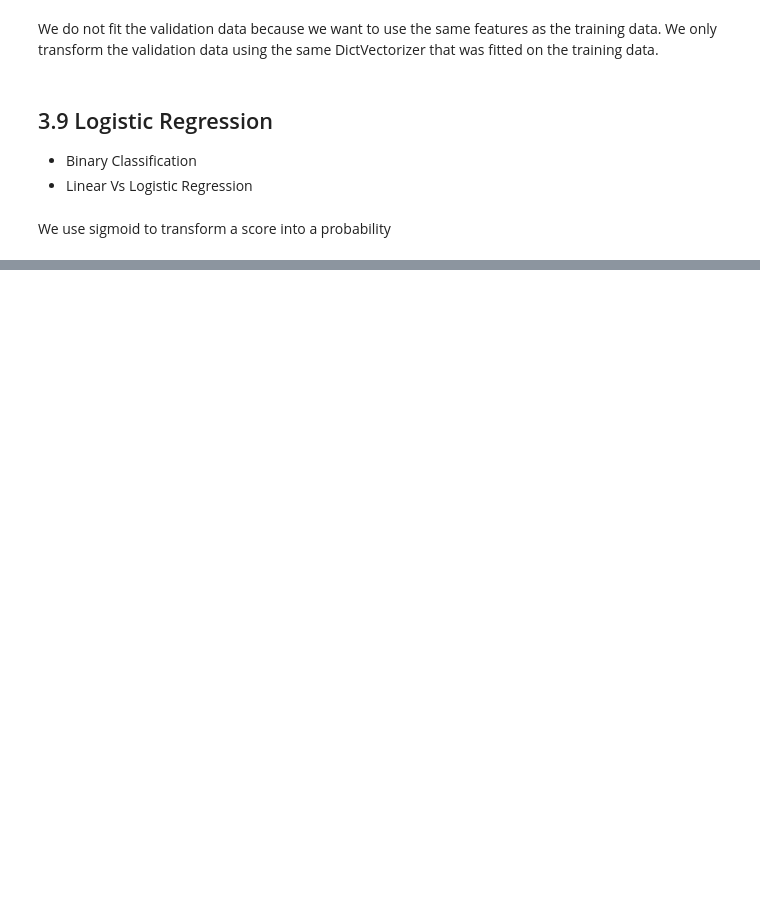
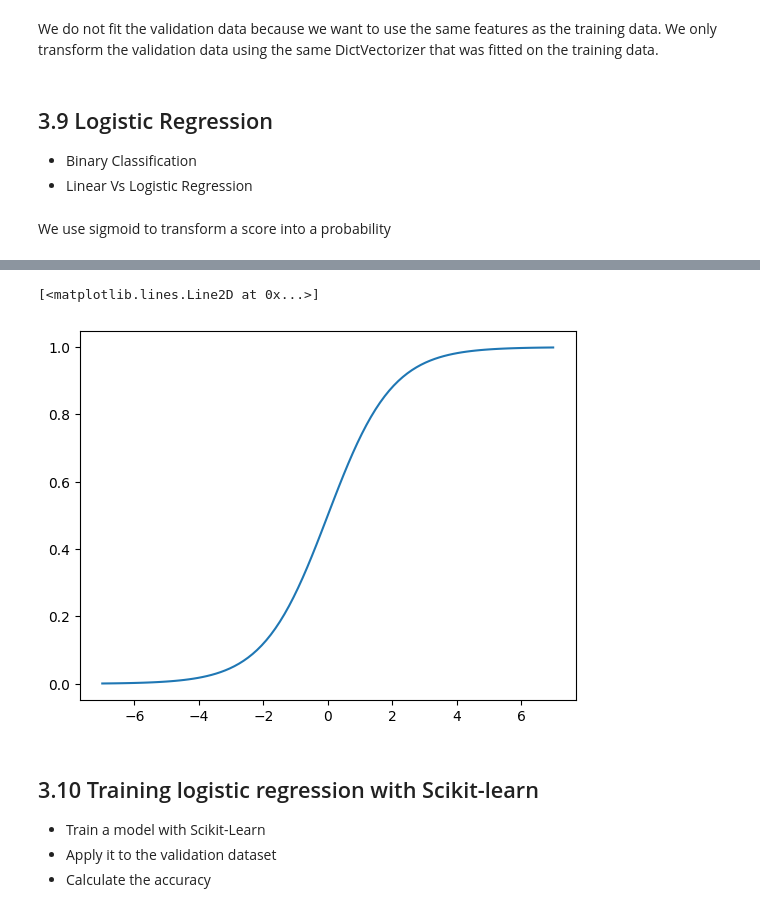
Before and after one commit to Gachaupatrick/machine-learning-zoomcamp-homework-, a Jupyter notebook: 03-Classification/classwork.ipynb, the cells around one changed output, grey strips where cells are left out. Drawn from its saved outputs; the diff is of its cells as text; code cells hidden in the pictures; blank space fills up the shorter version.

```diff
--- a/03-Classification/classwork.ipynb
+++ b/03-Classification/classwork.ipynb
@@ -801,0 +806,3 @@ def sigmoid(z):
+# %%
+z = np.linspace(-7, 7, 100)
+z
@@ -802,3 +852,8 @@ def sigmoid(z):
+# %%
+plt.plot(z, sigmoid(z))
+# %% [output]
+[<matplotlib.lines.Line2D at 0x...>]
+[figure, added]
 # %%
 def linear_regression(xi):
     result = w0
@@ -816,4 +872,8 @@ def logistic_regression(xi):
     result = sigmoid(score)
     return result
 # %% [markdown]
-##
+## 3.10 Training logistic regression with Scikit-learn
+
+- Train a model with Scikit-Learn
+- Apply it to the validation dataset
+- Calculate the accuracy
```
Also changed, not shown: parts of 33 cells of this notebook.
